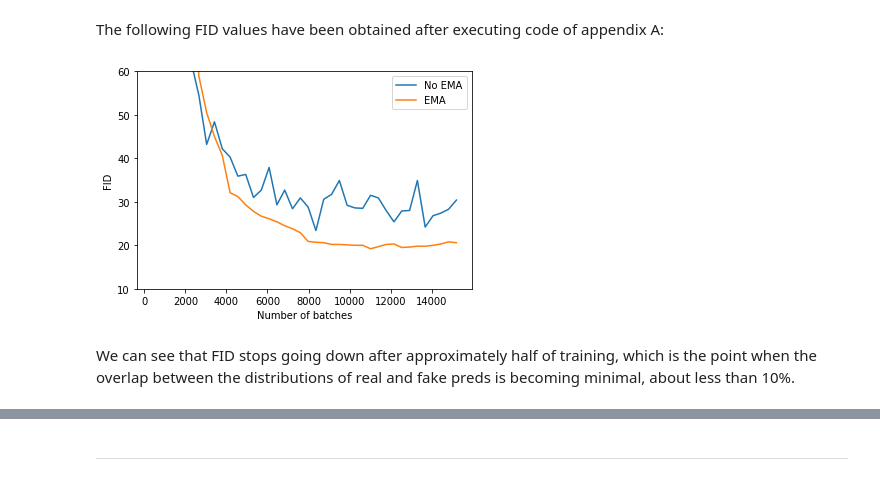
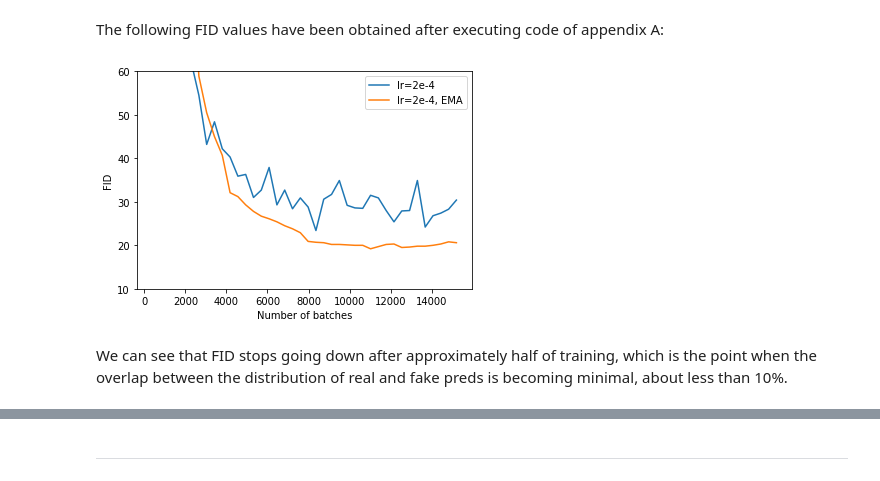
Before and after one commit to davidleonfdez/face2anime, a Jupyter notebook: notebooks/experiments/noise2anime-gan.ipynb, the cells around one changed output, grey strips where cells are left out. Drawn from its saved outputs; the diff is of its cells as text; code cells hidden in the pictures.

```diff
--- a/notebooks/experiments/noise2anime-gan.ipynb
+++ b/notebooks/experiments/noise2anime-gan.ipynb
@@ -292,27 +272,27 @@ Text(0, 0.5, 'Critic preds')
 The following FID values have been obtained after executing code of appendix A:
 # %%
 epochs = list(range(5, 201, 5))
-all_fids_no_ema = ([226.9, 169.4, 96.9, 84.9, 75.3, 62.3, 54.5, 43.2, 48.4, 42.2, 40.3, 35.9, 36.3, 31.0, 32.7, 37.9, 29.3, 32.7, 28.4, 30.9]
+fids_lr2e4 = ([226.9, 169.4, 96.9, 84.9, 75.3, 62.3, 54.5, 43.2, 48.4, 42.2, 40.3, 35.9, 36.3, 31.0, 32.7, 37.9, 29.3, 32.7, 28.4, 30.9]
                    + [28.8, 23.4, 30.6, 31.7, 34.9, 29.2, 28.6, 28.5, 31.5, 30.9, 28.0, 25.4, 27.9, 28.0, 34.9, 24.2, 26.8, 27.4, 28.3, 30.4])
 # 201-230 no ema with lr=5e-5: [25.0, 22.4, 23.9, 24.6, 23.7, 23.2]
-all_fids_ema = ([313.2, 342.7, 307.4, 279.9, 119.5, 88.2, 58.9, 50.5, 45.0, 40.7, 32.1, 31.2, 29.3, 27.8, 26.7, 26.1, 25.4, 24.5, 23.8, 22.9]
+fids_lr2e4_ema = ([313.2, 342.7, 307.4, 279.9, 119.5, 88.2, 58.9, 50.5, 45.0, 40.7, 32.1, 31.2, 29.3, 27.8, 26.7, 26.1, 25.4, 24.5, 23.8, 22.9]
                 + [20.9, 20.7, 20.6, 20.2, 20.2, 20.1, 20.0, 20.0, 19.2, 19.7, 20.2, 20.3, 19.5, 19.6, 19.8, 19.8, 20.0, 20.3, 20.8, 20.6])
 # 201-230 with ema and lr=5e-5: [19.8, 20.4, 20.7, 21.0, 21.6, 21.1]
 # %%
 start_ep = 0
-end_ep = min(len(all_fids_no_ema), len(all_fids_ema))
+end_ep = min(len(fids_lr2e4), len(fids_lr2e4_ema))
 losscmp_xs = range(start_ep, end_ep)
 # Divide by 2 because we only track preds when training critic
 n_crit_batches_by_epoch = math.ceil(len(dls.dataset) / bs) // 2
 xs_batches = [ep * n_crit_batches_by_epoch for ep in epochs]
-sns.lineplot(x=xs_batches, y=all_fids_no_ema[start_ep:end_ep], label='No EMA')
-ax=sns.lineplot(x=xs_batches, y=all_fids_ema[start_ep:end_ep], label='EMA')
+sns.lineplot(x=xs_batches, y=fids_lr2e4[start_ep:end_ep], label='lr=2e-4')
+ax=sns.lineplot(x=xs_batches, y=fids_lr2e4_ema[start_ep:end_ep], label='lr=2e-4, EMA')
 ax.set_xlabel('Number of batches')
 ax.set_ylabel('FID')
 ax.set_ybound(10, 60)
 # #plt.legend(title='...')
 # %% [output]
-[figure, old version]
+[figure, new version]
 # %% [markdown]
-We can see that FID stops going down after approximately half of training, which is the point when the overlap between the distributions of real and fake preds is becoming minimal, about less than 10%.
+We can see that FID stops going down after approximately half of training, which is the point when the overlap between the distribution of real and fake preds is becoming minimal, about less than 10%.
 # %%
```
Also changed, not shown: parts of 89 cells of this notebook.
